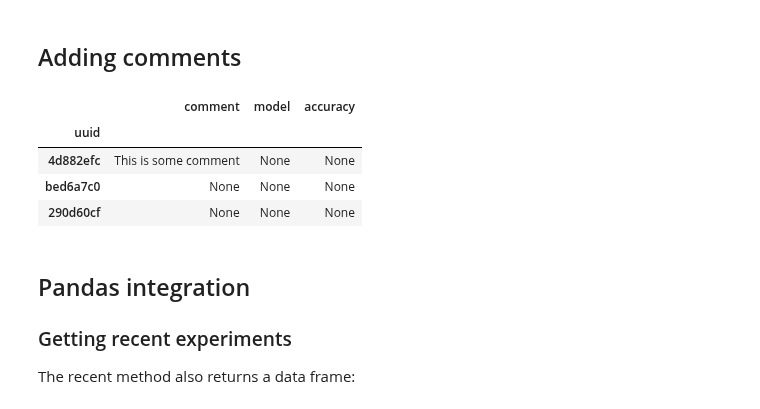
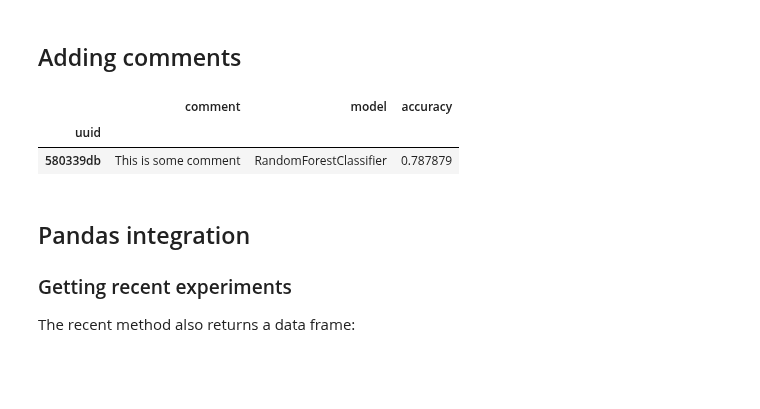
Before and after one commit to ploomber/sklearn-evaluation, a Jupyter notebook: docs/source/nbs/SQLiteTracker.ipynb, the cells around one changed output. Cells and saved outputs as stored; diff of their text form; code cells hidden in the pictures; blank space fills up the shorter version.

```diff
--- a/docs/source/nbs/SQLiteTracker.ipynb
+++ b/docs/source/nbs/SQLiteTracker.ipynb
@@ -207,19 +180,16 @@ one.comment('This is some comment')
 # %%
 tracker.query("""
 SELECT uuid,
        comment,
        json_extract(parameters, '$.model') AS model,
        json_extract(parameters, '$.accuracy') AS accuracy
 FROM experiments
-ORDER BY accuracy, comment DESC
-LIMIT 3
+WHERE comment is not NULL
 """)
 # %% [output]
 |  | comment | model | accuracy |
 | uuid |  |  |  |
-| 4d882efc | This is some comment | None | None |
-| bed6a7c0 | None | None | None |
-| 290d60cf | None | None | None |
+| 580339db | This is some comment | RandomForestClassifier | 0.787879 |
 # %% [markdown]
 ## Pandas integration
 
```
Also changed, not shown: parts of 11 cells of this notebook.
